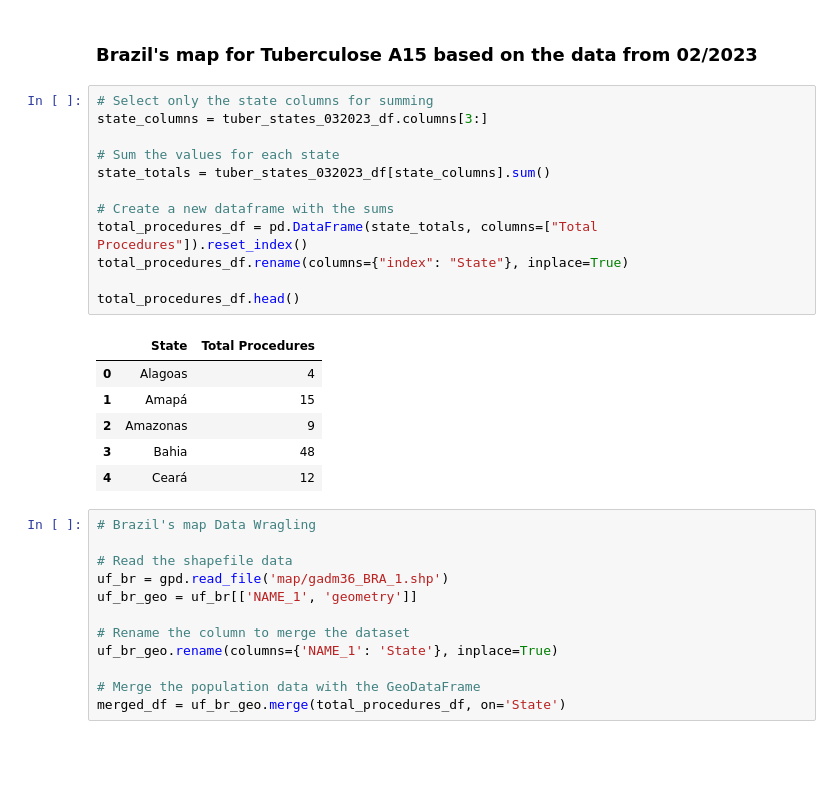
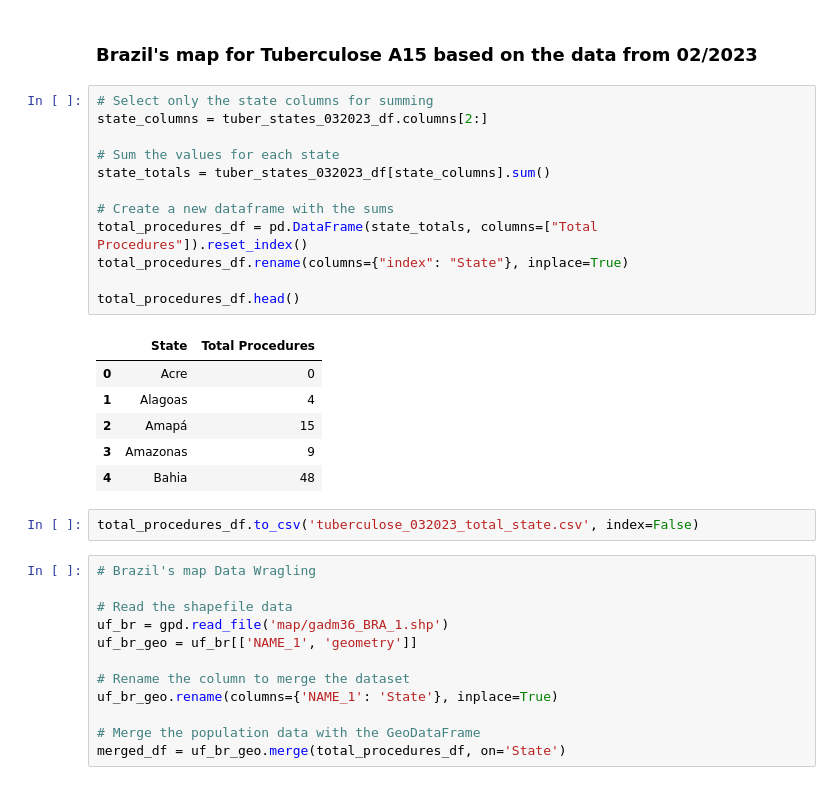
Before and after one commit to diegomattos1408/DataSUS-EDA-Python, a Jupyter notebook: tuberculose_032023.ipynb, the cells around one changed output. Cells and saved outputs as stored; diff of their text form; blank space fills up the shorter version.

```diff
--- a/tuberculose_032023.ipynb
+++ b/tuberculose_032023.ipynb
@@ -217,23 +217,25 @@ max_value_state.head()
 ### Brazil's map for Tuberculose A15 based on the data from 02/2023
 # %%
 # Select only the state columns for summing
-state_columns = tuber_states_032023_df.columns[3:]
+state_columns = tuber_states_032023_df.columns[2:]
 
 # Sum the values for each state
 state_totals = tuber_states_032023_df[state_columns].sum()
 
 # Create a new dataframe with the sums
 total_procedures_df = pd.DataFrame(state_totals, columns=["Total Procedures"]).reset_index()
 total_procedures_df.rename(columns={"index": "State"}, inplace=True)
 
 total_procedures_df.head()
 # %% [output]
 |  | State | Total Procedures |
-| 0 | Alagoas | 4 |
-| 1 | Amapá | 15 |
-| 2 | Amazonas | 9 |
-| 3 | Bahia | 48 |
-| 4 | Ceará | 12 |
+| 0 | Acre | 0 |
+| 1 | Alagoas | 4 |
+| 2 | Amapá | 15 |
+| 3 | Amazonas | 9 |
+| 4 | Bahia | 48 |
+# %%
+total_procedures_df.to_csv('tuberculose_032023_total_state.csv', index=False)
 # %%
 # Brazil's map Data Wragling
 
```
Also changed, not shown: parts of 2 cells of this notebook, 3 other files.
